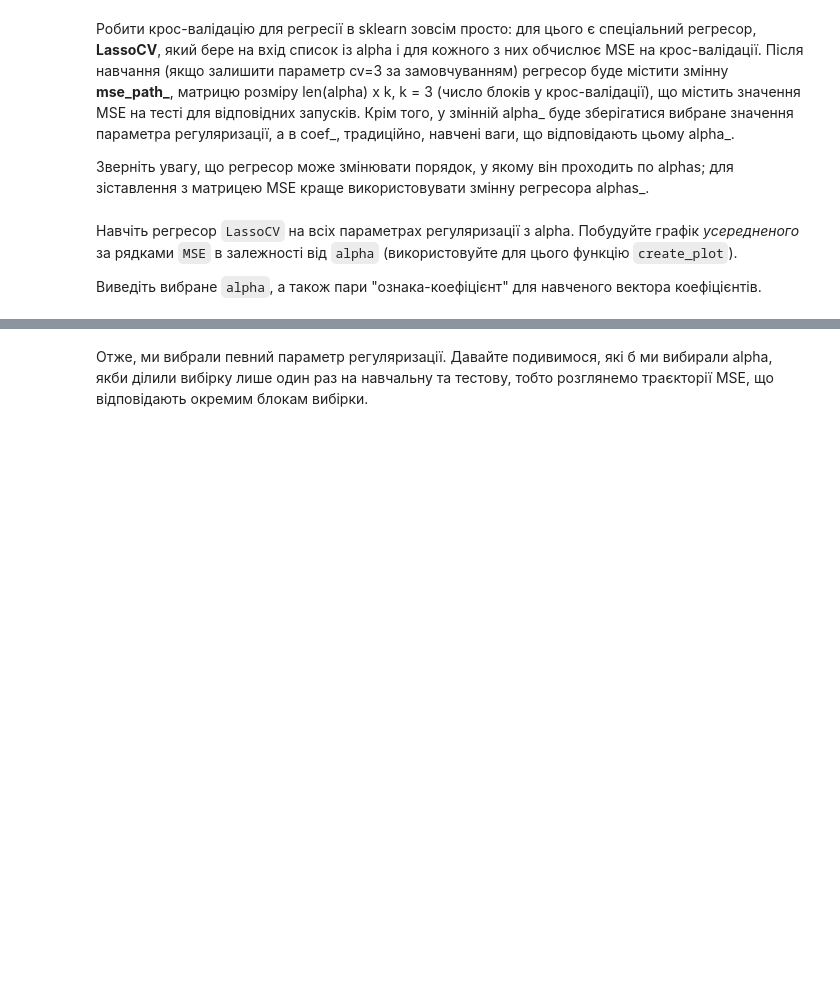
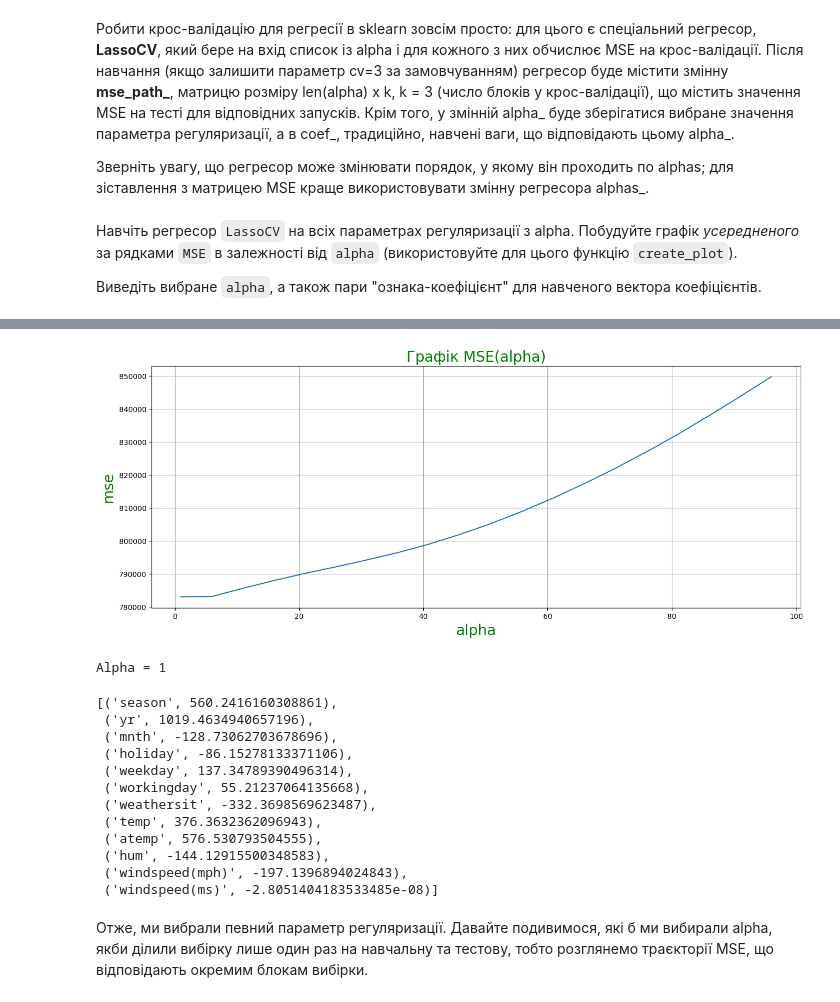
Before and after one commit to ValeriiYermak/DataScience, a Jupyter notebook: "HW_4_ipynb".ipynb, the cells around one changed output, grey strips where cells are left out. Saved outputs shown, nothing was run; the diff lists cells and outputs as text; code cells hidden in the pictures; blank space fills up the shorter version.

```diff
--- a/"HW_4_ipynb".ipynb
+++ b/"HW_4_ipynb".ipynb
@@ -445,0 +246,3 @@ X_train, X_test, y_train, y_test = train_test_split(X, y, test_size=0.2, random_
+# %%
+lasso = Lasso().fit(X, y)
+[i for i in list(zip(df.columns, lasso.coef_))]
@@ -520,0 +266,3 @@ windspeed(ms): -0.04174814920008484
+# %%
+ridge = Ridge().fit(X, y)
+[i for i in list(zip(df.columns, ridge.coef_))]
@@ -582,3 +288,18 @@ plt.show()
+# %%
+alphas = np.arange(1, 500, 50)
+
+coefs_lasso = np.zeros((alphas.shape[0], X.shape[1]))
+coefs_ridge = np.zeros((alphas.shape[0], X.shape[1]))
+
+for index, a in enumerate(alphas):
+    lasso = Lasso(alpha=a)
+    lasso.fit(X, y)
+    coefs_lasso[index] = lasso.coef_
+
+for index, a in enumerate(alphas):
+    ridge = Ridge(alpha=a)
+    ridge.fit(X, y)
+    coefs_ridge[index] = ridge.coef_
 # %% [markdown]
 Проаналізуйте динаміку ваг при збільшенні параметра регуляризації:
 # %%
@@ -737,2 +382,37 @@ windspeed(ms): 0.0
+# %%
+
+from sklearn.linear_model import LassoCV
+
+alphas = np.arange(1, 100, 5)
+
+regressor =  LassoCV(alphas=alphas).fit(X, y)
+
+mse = [i.mean() for i in regressor.mse_path_]
+
+plt.rcParams["figure.figsize"] = (16, 6)
+plt.plot(regressor.alphas_, mse)
+plt.title('Графік MSE(alpha)', fontsize=20, color='g')
+plt.xlabel("alpha", fontsize=20, color='g')
+plt.ylabel("mse", fontsize=20, color='g')
+plt.grid()
+plt.show()
+
+print(f'Alpha = {regressor.alpha_}')
+[i for i in list(zip(df.columns, regressor.coef_))]
+# %% [output]
+[figure, added]
+Alpha = 1
+[('season', 560.2416160308861),
+ ('yr', 1019.4634940657196),
+ ('mnth', -128.73062703678696),
+ ('holiday', -86.15278133371106),
+ ('weekday', 137.34789390496314),
+ ('workingday', 55.21237064135668),
+ ('weathersit', -332.3698569623487),
+ ('temp', 376.3632362096943),
+ ('atemp', 576.530793504555),
+ ('hum', -144.12915500348583),
+ ('windspeed(mph)', -197.1396894024843),
+ ('windspeed(ms)', -2.8051404183533485e-08)]
 # %% [markdown]
 Отже, ми вибрали певний параметр регуляризації. Давайте подивимося, які б ми вибирали alpha, якби ділили вибірку лише один раз на навчальну та тестову, тобто розглянемо траєкторії MSE, що відповідають окремим блокам вибірки.
```
Also changed, not shown: parts of 37 cells of this notebook.
